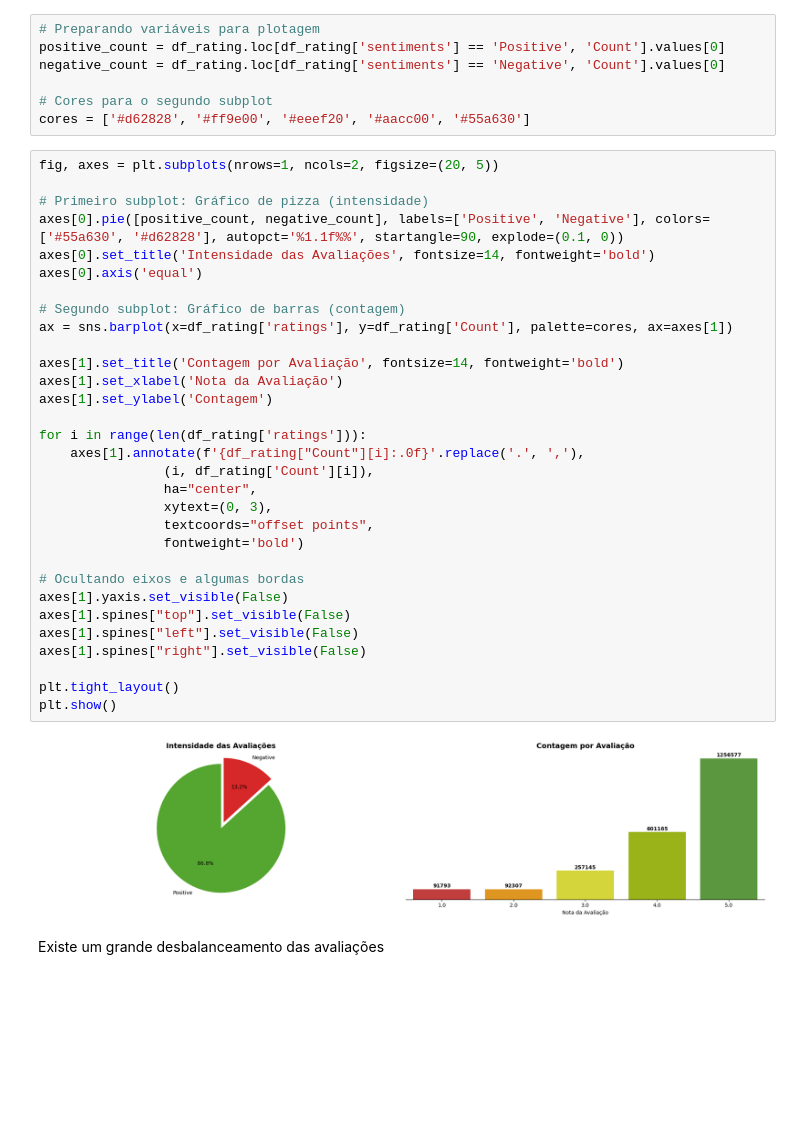
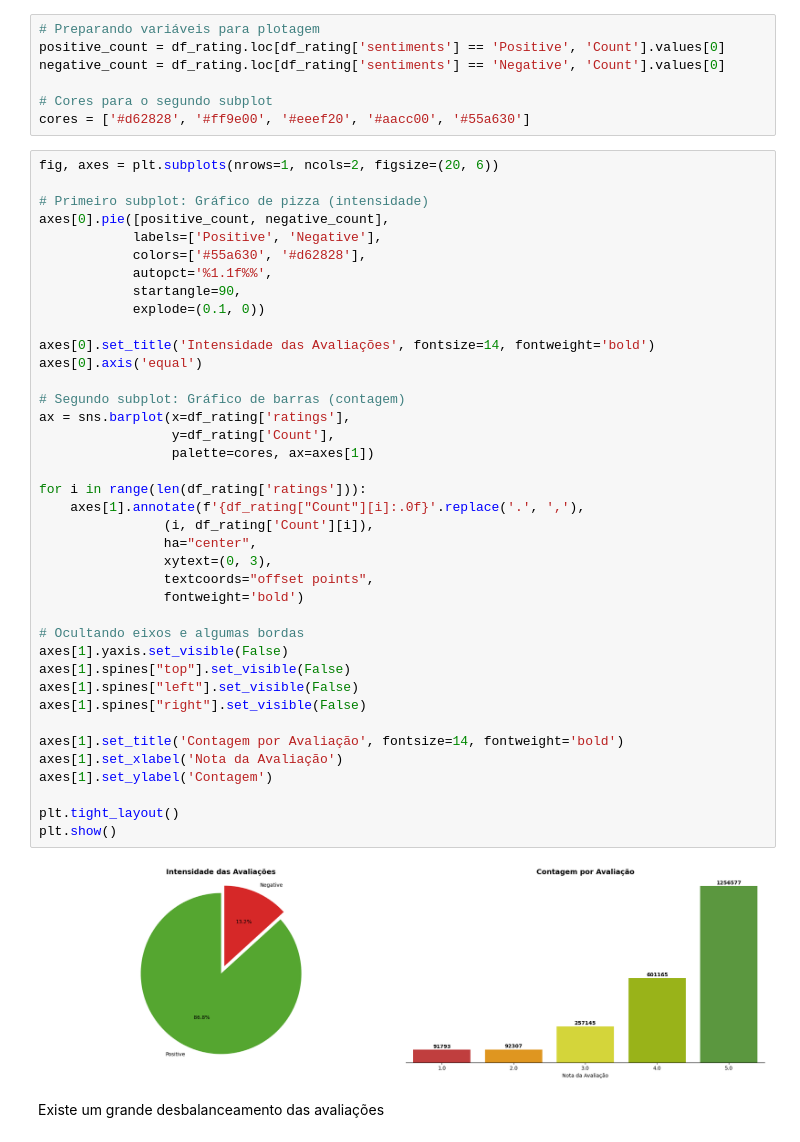
Before and after one commit to Mustasheep/PLN_Analise_Sentimentos, a Jupyter notebook: analise_sentimento.ipynb, the cells around one changed output. Saved outputs shown, nothing was run; the diff lists cells and outputs as text; blank space fills up the shorter version.

```diff
--- a/analise_sentimento.ipynb
+++ b/analise_sentimento.ipynb
@@ -125,38 +125,46 @@ negative_count = df_rating.loc[df_rating['sentiments'] == 'Negative', 'Count'].v
 # Cores para o segundo subplot
 cores = ['#d62828', '#ff9e00', '#eeef20', '#aacc00', '#55a630']
 # %%
-fig, axes = plt.subplots(nrows=1, ncols=2, figsize=(20, 5))
+fig, axes = plt.subplots(nrows=1, ncols=2, figsize=(20, 6))
 
 # Primeiro subplot: Gráfico de pizza (intensidade)
-axes[0].pie([positive_count, negative_count], labels=['Positive', 'Negative'], colors=['#55a630', '#d62828'], autopct='%1.1f%%', startangle=90, explode=(0.1, 0))
+axes[0].pie([positive_count, negative_count],
+            labels=['Positive', 'Negative'],
+            colors=['#55a630', '#d62828'],
+            autopct='%1.1f%%',
+            startangle=90,
+            explode=(0.1, 0))
+
 axes[0].set_title('Intensidade das Avaliações', fontsize=14, fontweight='bold')
 axes[0].axis('equal')
 
 # Segundo subplot: Gráfico de barras (contagem)
-ax = sns.barplot(x=df_rating['ratings'], y=df_rating['Count'], palette=cores, ax=axes[1])
-
-axes[1].set_title('Contagem por Avaliação', fontsize=14, fontweight='bold')
-axes[1].set_xlabel('Nota da Avaliação')
-axes[1].set_ylabel('Contagem')
+ax = sns.barplot(x=df_rating['ratings'],
+                 y=df_rating['Count'],
+                 palette=cores, ax=axes[1])
 
 for i in range(len(df_rating['ratings'])):
     axes[1].annotate(f'{df_rating["Count"][i]:.0f}'.replace('.', ','),
                 (i, df_rating['Count'][i]),
                 ha="center",
                 xytext=(0, 3),
                 textcoords="offset points",
                 fontweight='bold')
 
 # Ocultando eixos e algumas bordas
 axes[1].yaxis.set_visible(False)
 axes[1].spines["top"].set_visible(False)
 axes[1].spines["left"].set_visible(False)
 axes[1].spines["right"].set_visible(False)
 
+axes[1].set_title('Contagem por Avaliação', fontsize=14, fontweight='bold')
+axes[1].set_xlabel('Nota da Avaliação')
+axes[1].set_ylabel('Contagem')
+
 plt.tight_layout()
 plt.show()
 # %% [output]
-[figure, old version]
+[figure, new version]
 # %% [markdown]
 Existe um grande desbalanceamento das avaliações
 # %%
```
Also changed, not shown: parts of 1 cell of this notebook.
